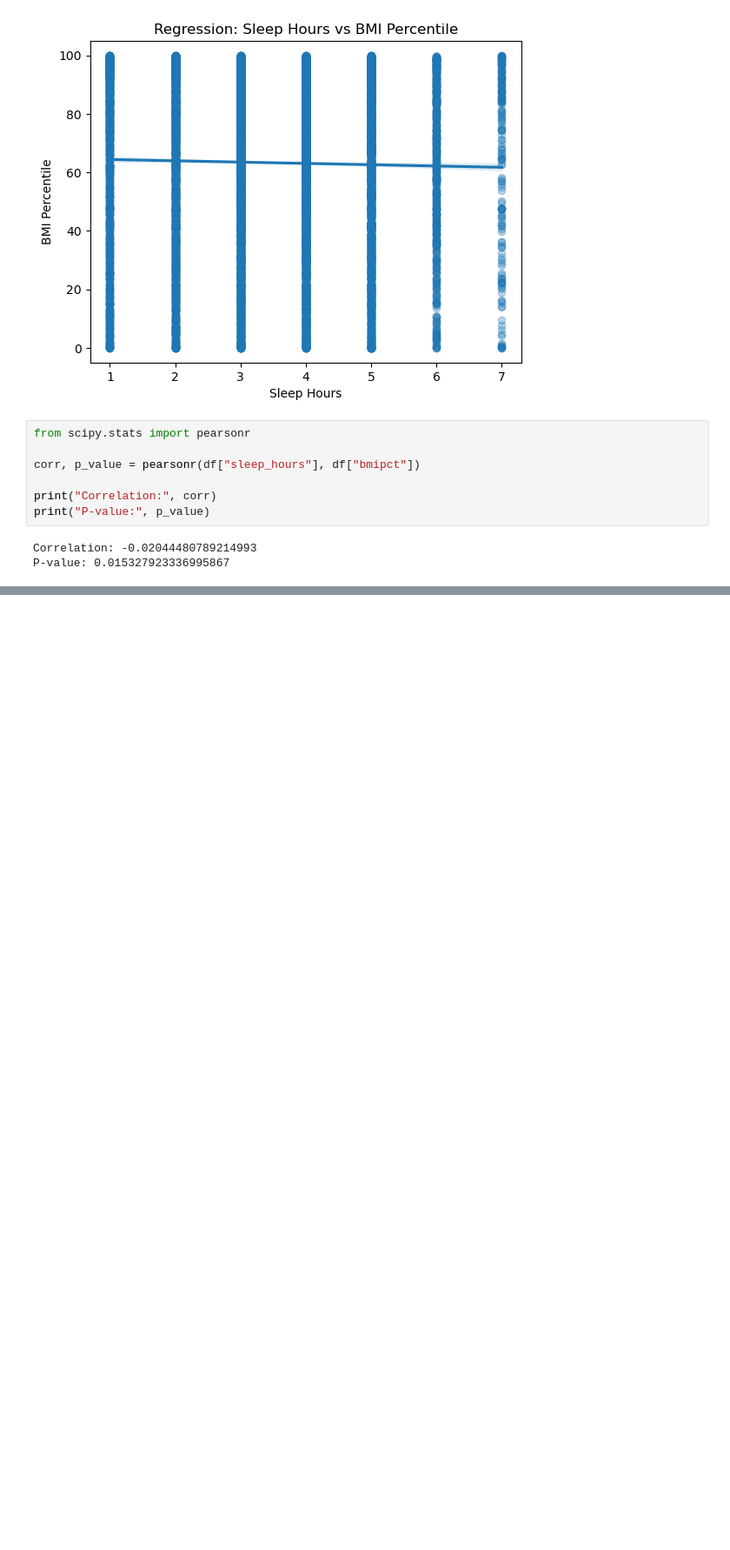
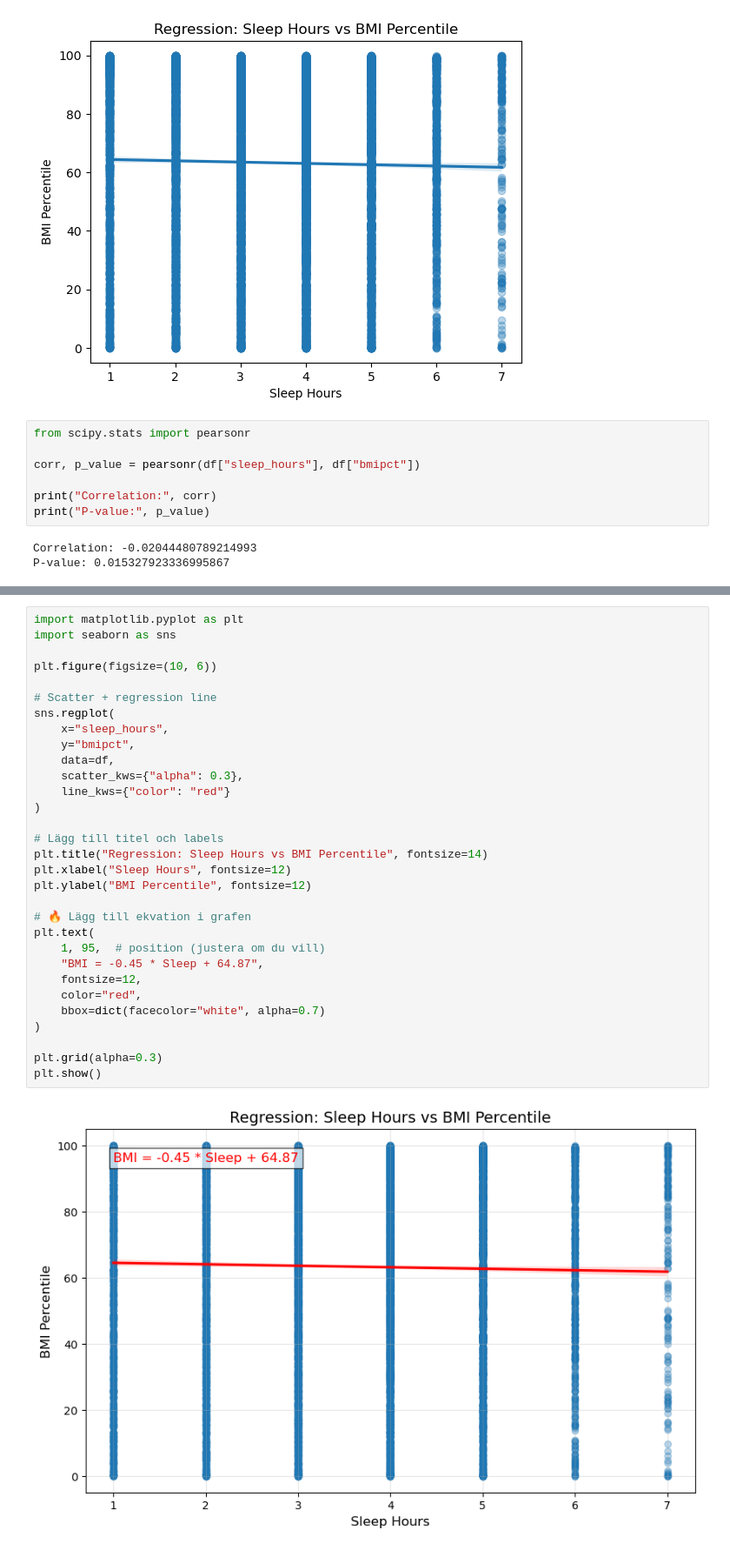
Before and after one commit to spirit-web/week2-cleaning-dataset-yrbs, a Jupyter notebook: notebooks/04_stats_regression.ipynb, the cells around one changed output, grey strips where cells are left out. Shown at 87% size. Saved outputs shown, nothing was run; the diff lists cells and outputs as text; blank space fills up the shorter version.

Commit message:
feat: add regression equation and improved visualization

```diff
--- a/notebooks/04_stats_regression.ipynb
+++ b/notebooks/04_stats_regression.ipynb
@@ -45,0 +61,33 @@ P-value: 0.015327923336995867
+# %%
+import matplotlib.pyplot as plt
+import seaborn as sns
+
+plt.figure(figsize=(10, 6))
+
+# Scatter + regression line
+sns.regplot(
+    x="sleep_hours",
+    y="bmipct",
+    data=df,
+    scatter_kws={"alpha": 0.3},
+    line_kws={"color": "red"}
+)
+
+# Lägg till titel och labels
+plt.title("Regression: Sleep Hours vs BMI Percentile", fontsize=14)
+plt.xlabel("Sleep Hours", fontsize=12)
+plt.ylabel("BMI Percentile", fontsize=12)
+
+# 🔥 Lägg till ekvation i grafen
+plt.text(
+    1, 95,  # position (justera om du vill)
+    "BMI = -0.45 * Sleep + 64.87",
+    fontsize=12,
+    color="red",
+    bbox=dict(facecolor="white", alpha=0.7)
+)
+
+plt.grid(alpha=0.3)
+plt.show()
+# %% [output]
+[figure, added]
```
Also changed, not shown: parts of 1 cell of this notebook, 2 other files.
